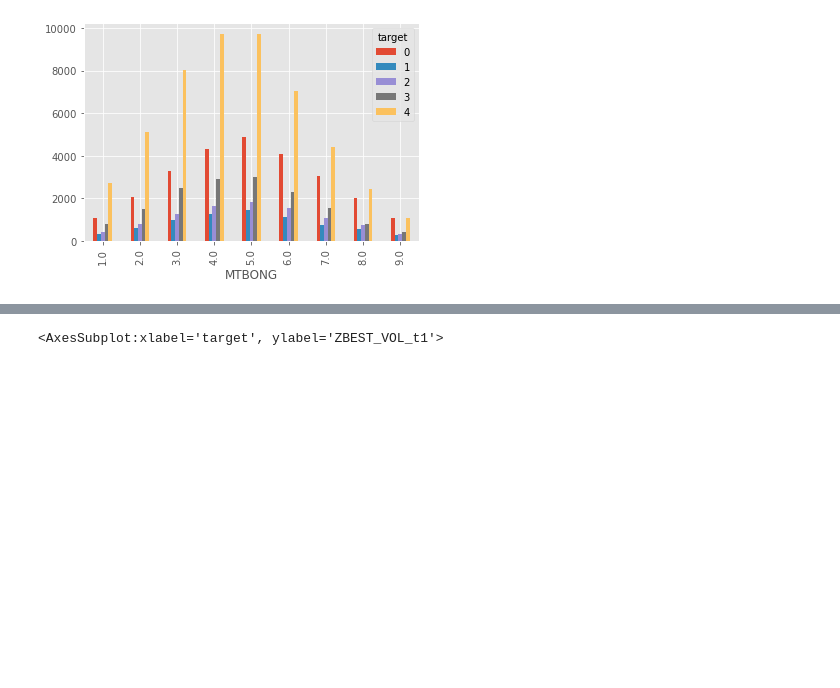
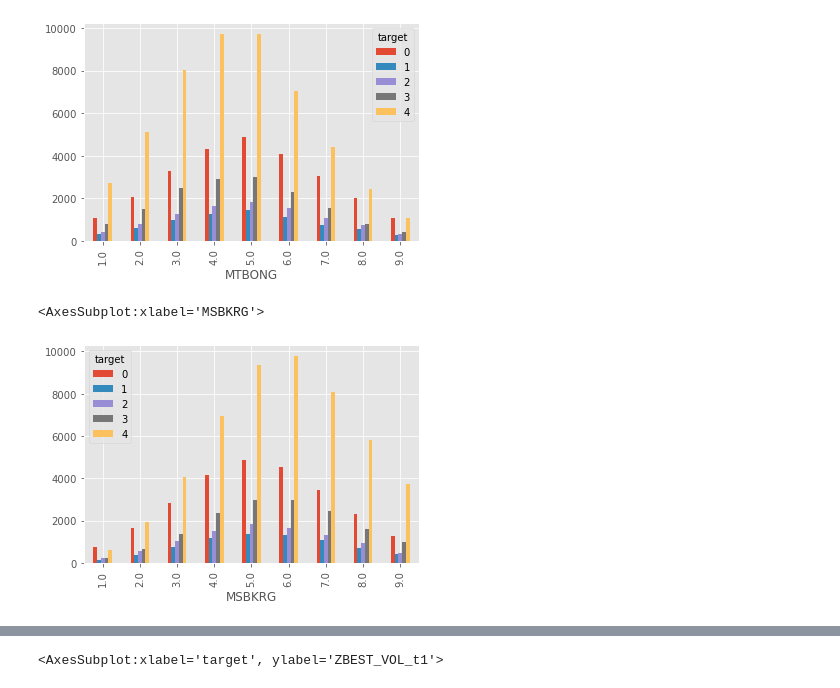
Before and after one commit to oscarm524/Data-Mining-Cup, a Jupyter notebook: DMC-2008/Data_Exploration/Data_Exploration.ipynb, the cells around one changed output, grey strips where cells are left out. Cells and saved outputs as stored; diff of their text form; code cells hidden in the pictures; blank space fills up the shorter version.

```diff
--- a/DMC-2008/Data_Exploration/Data_Exploration.ipynb
+++ b/DMC-2008/Data_Exploration/Data_Exploration.ipynb
@@ -169,3 +206,8 @@ pd.crosstab(train['MTBONG'], train['target']).plot(kind = 'bar')
 # %% [output]
 <AxesSubplot:xlabel='MTBONG'>
 [figure]
+# %%
+pd.crosstab(train['MSBKRG'], train['target']).plot(kind = 'bar')
+# %% [output]
+<AxesSubplot:xlabel='MSBKRG'>
+[figure, added]
```
Also changed, not shown: parts of 4 cells of this notebook.
